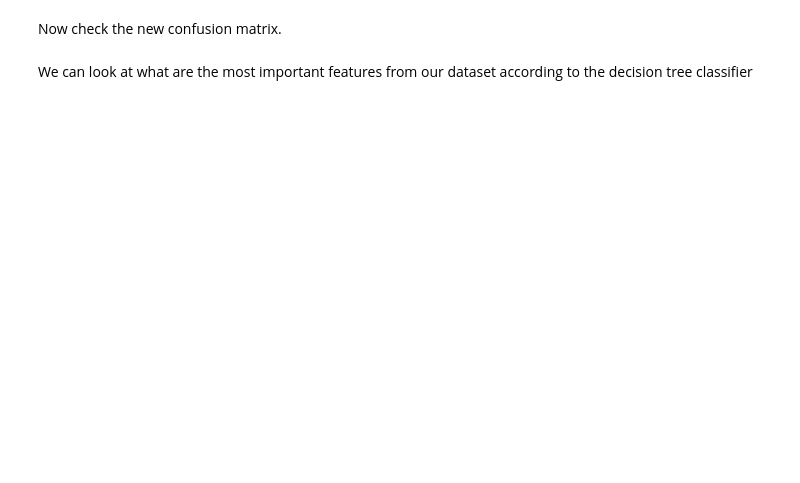
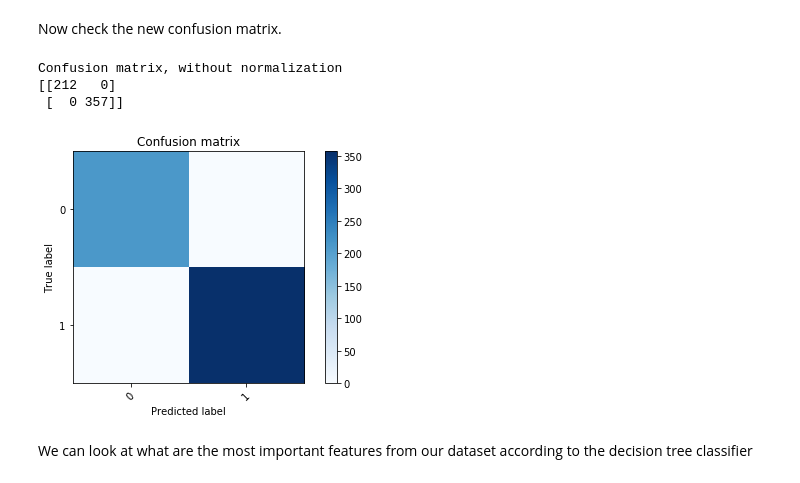
Before and after one commit to clyce/ce888labs, a Jupyter notebook: lab3/Breast_Cancer_dataset.ipynb, the cells around one changed output. Saved outputs shown, nothing was run; the diff lists cells and outputs as text; code cells hidden in the pictures; blank space fills up the shorter version.

```diff
--- a/lab3/Breast_Cancer_dataset.ipynb
+++ b/lab3/Breast_Cancer_dataset.ipynb
@@ -246,10 +309,17 @@ from sklearn.ensemble import RandomForestClassifier
 
 
 k_fold = KFold(n_splits=10)
-#clf = tree.DecisionTreeClassifier(criterion = "entropy")
+
 clf = RandomForestClassifier(n_estimators = 2000,max_depth = 4)
 score_tree = cross_val_score(clf, cancer.data, cancer.target, cv=k_fold, n_jobs=-1)
-print('Average accuracy:', np.mean(score_tree))
+print('Average accuracy forest:', np.mean(score_tree))
 
 # Now fit the tree
  # TODO: insert code here
+
+clftree = tree.DecisionTreeClassifier(criterion = "entropy")
+score_tree = cross_val_score(clftree, cancer.data, cancer.target, cv=k_fold, n_jobs=-1)
+print('Average accuracy tree:', np.mean(score_tree))
+
+clf.fit(cancer.data[:-1],cancer.target[:-1])
+clftree.fit(cancer.data[:-1],cancer.target[:-1])
@@ -260,3 +337,19 @@ Now check the new confusion matrix.
+# %%
+# Compute confusion matrix
+y_pred = clftree.predict(cancer.data)
+cnf_matrix = confusion_matrix(cancer.target, y_pred)
+np.set_printoptions(precision=2)
+
+# Plot non-normalized confusion matrix
+plt.figure()
+plot_confusion_matrix(cnf_matrix, classes=range(len(set(cancer.target))), normalize = False,
+                      title='Confusion matrix')
+print(cnf_matrix)
+# %% [output]
+Confusion matrix, without normalization
+[[212   0]
+ [  0 357]]
+[figure, added]
 # %% [markdown]
 We can look at what are the most important features from our dataset according to the decision tree classifier
 # %%
```
Also changed, not shown: parts of 21 cells of this notebook.
